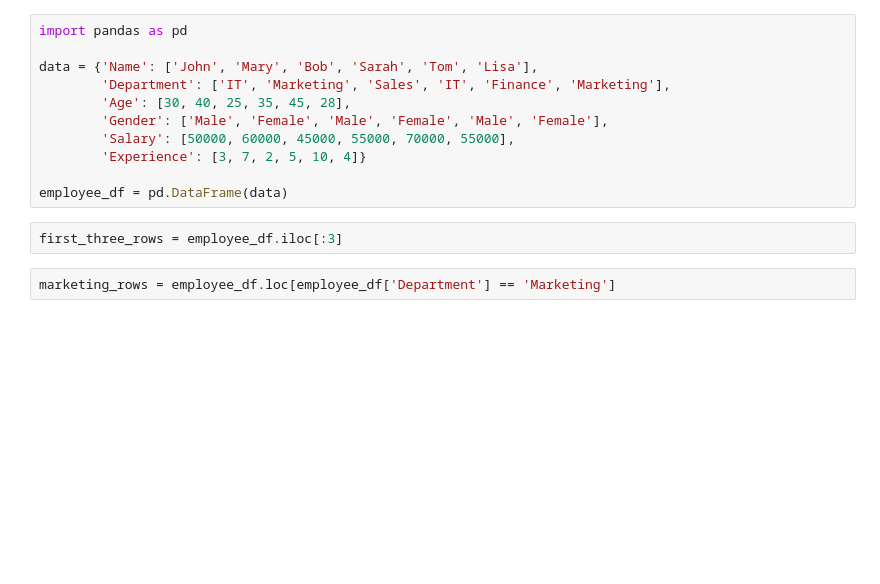
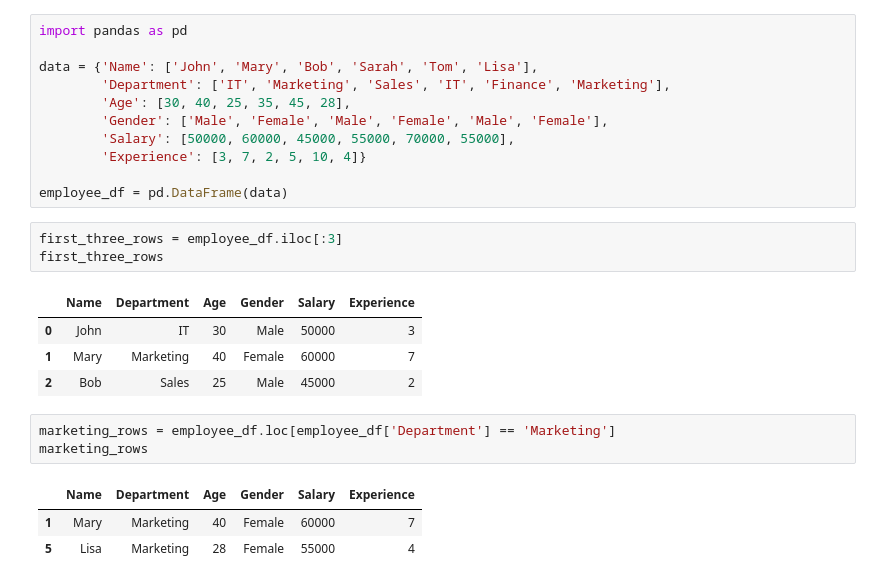
Before and after one commit to classical16/gomycode, a Jupyter notebook: Dataframe_Filtering_and_Selection_using_iloc_and_loc.ipynb, the cells around one changed output. Cells and saved outputs as stored; diff of their text form; blank space fills up the shorter version.

```diff
--- a/Dataframe_Filtering_and_Selection_using_iloc_and_loc.ipynb
+++ b/Dataframe_Filtering_and_Selection_using_iloc_and_loc.ipynb
@@ -13,7 +13,18 @@ data = {'Name': ['John', 'Mary', 'Bob', 'Sarah', 'Tom', 'Lisa'],
 employee_df = pd.DataFrame(data)
 # %%
 first_three_rows = employee_df.iloc[:3]
+first_three_rows
+# %% [output]
+|  | Name | Department | Age | Gender | Salary | Experience |
+| 0 | John | IT | 30 | Male | 50000 | 3 |
+| 1 | Mary | Marketing | 40 | Female | 60000 | 7 |
+| 2 | Bob | Sales | 25 | Male | 45000 | 2 |
 # %%
 marketing_rows = employee_df.loc[employee_df['Department'] == 'Marketing']
+marketing_rows
+# %% [output]
+|  | Name | Department | Age | Gender | Salary | Experience |
+| 1 | Mary | Marketing | 40 | Female | 60000 | 7 |
+| 5 | Lisa | Marketing | 28 | Female | 55000 | 4 |
 # %%
 selected_columns_rows = employee_df.iloc[:4, [2, 3]]
```
Also changed, not shown: parts of 2 cells of this notebook.
